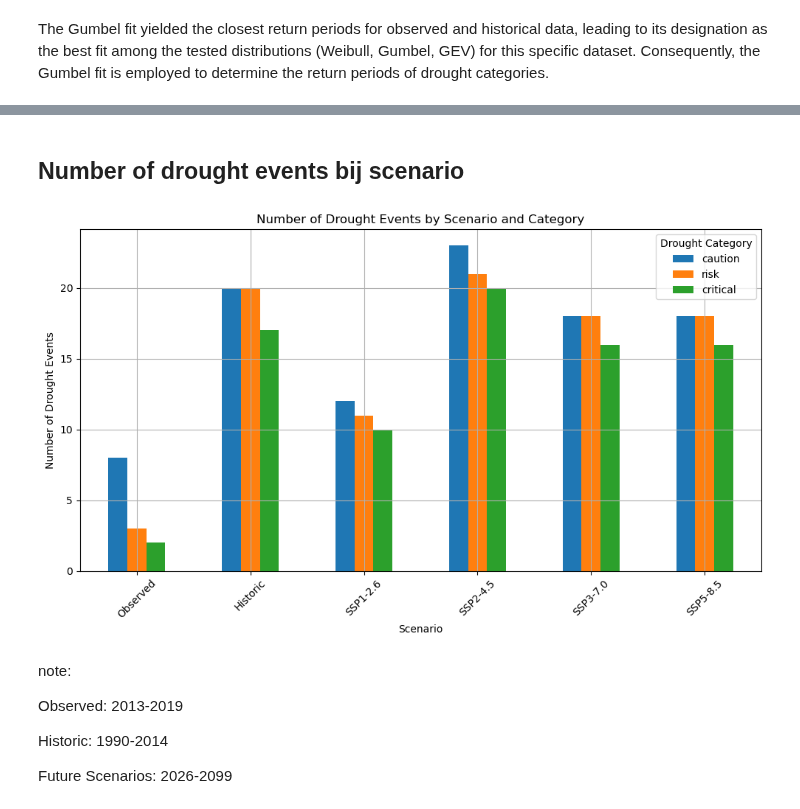
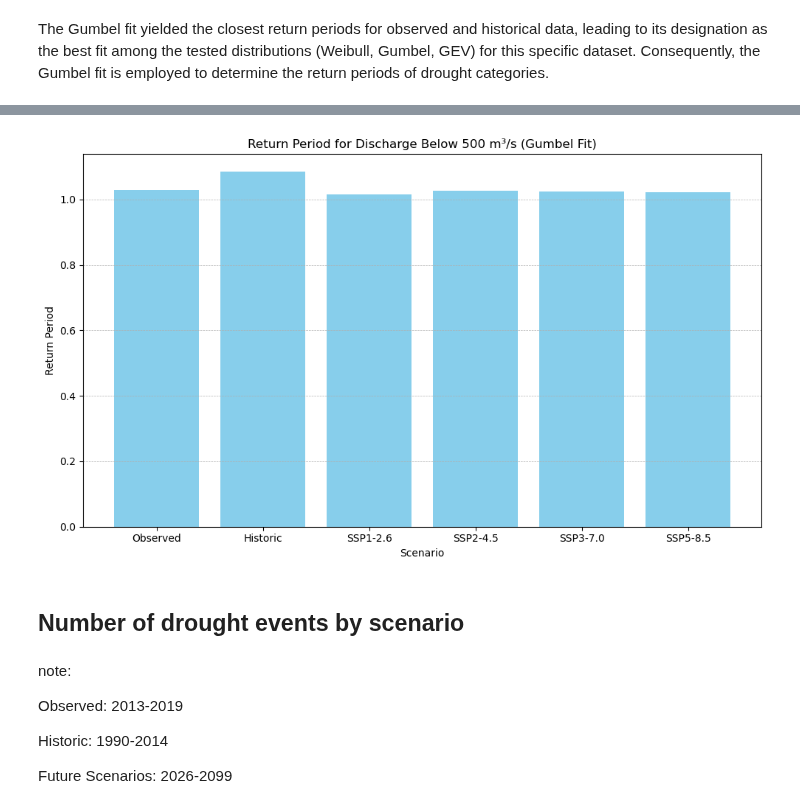
Before and after one commit to eWaterCycle/projects, a Jupyter notebook: book/thesis_projects/BSc/2025_Q4_ElkeSchokking_CEG/work in progress/Drought analysis.ipynb, the cells around one changed output, grey strips where cells are left out. Drawn from its saved outputs; the diff is of its cells as text; code cells hidden in the pictures.

```diff
--- a/book/thesis_projects/BSc/2025_Q4_ElkeSchokking_CEG/work in progress/Drought analysis.ipynb
+++ b/book/thesis_projects/BSc/2025_Q4_ElkeSchokking_CEG/work in progress/Drought analysis.ipynb
@@ -409,2 +259,39 @@ plt.show()
+# %%
+# Choose the MEV distribution output (assumes you used Gumbel)
+mev_scenarios = {
+    "Observed": xr_mev_obs,
+    "Historic": xr_mev_hist,
+    "SSP1-2.6": xr_mev_ssp126,
+    "SSP2-4.5": xr_mev_ssp245,
+    "SSP3-7.0": xr_mev_ssp370,
+    "SSP5-8.5": xr_mev_ssp585
+}
+
+# Interpolate return period at Q=500 m³/s
+rp_at_500 = {}
+for name, ds in mev_scenarios.items():
+    var = list(ds.data_vars)[0]
+    discharge_vals = ds['x'].values
+    return_period_vals = ds[var].values
+
+    # Interpolate to find return period at discharge = 500
+    if np.min(discharge_vals) <= 500 <= np.max(discharge_vals):
+        rp_500 = np.interp(500, discharge_vals, return_period_vals)
+    else:
+        rp_500 = np.nan  # Outside interpolation range
+
+    rp_at_500[name] = rp_500
+# %%
+# Plot
+plt.figure(figsize=(10, 6))
+plt.bar(rp_at_500.keys(), rp_at_500.values(), color='skyblue')
+plt.title("Return Period for Discharge Below 500 m³/s (Gumbel Fit)")
+plt.ylabel("Return Period")
+plt.xlabel("Scenario")
+plt.grid(True, axis='y', linestyle='--', linewidth=0.5)
+plt.tight_layout()
+plt.show()
+# %% [output]
+[figure, added]
 # %% [markdown]
-## Number of drought events bij scenario
+## Number of drought events by scenario
@@ -439,20 +298,3 @@ def categorize_droughts(scenarios_dict):
-# %%
-# Apply to all scenarios
-drought_df = pd.DataFrame(categorize_droughts(scenarios)).T
-
-# Plot histogram
-fig, ax = plt.subplots(figsize=(10, 6))
-drought_df.plot(kind='bar', ax=ax)
-ax.set_title("Number of Drought Events by Scenario and Category")
-ax.set_xlabel("Scenario")
-ax.set_ylabel("Number of Drought Events")
-plt.xticks(rotation=45)
-plt.grid(True)
-plt.tight_layout()
-plt.legend(title="Drought Category")
-plt.show()
-# %% [output]
-[figure, removed]
 # %% [markdown]
 note:
 
```
Also changed, not shown: parts of 18 cells of this notebook.
